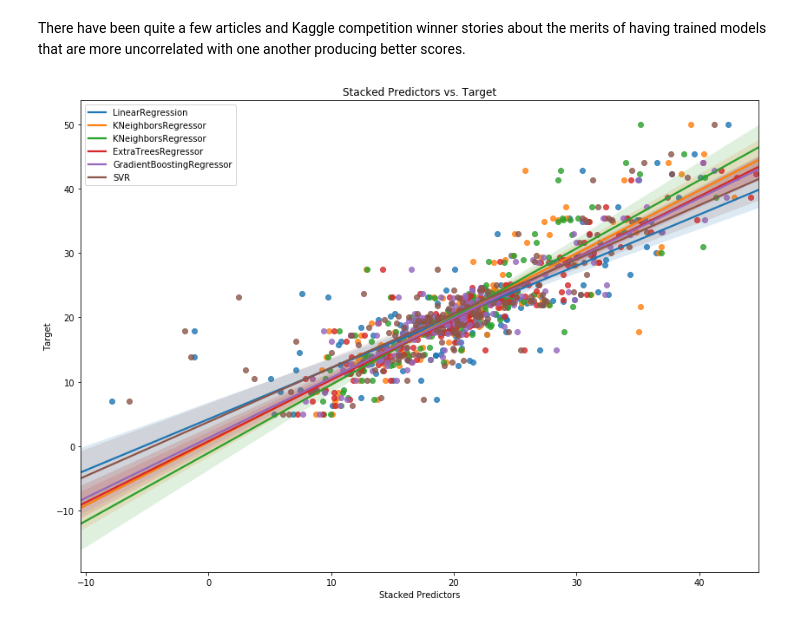
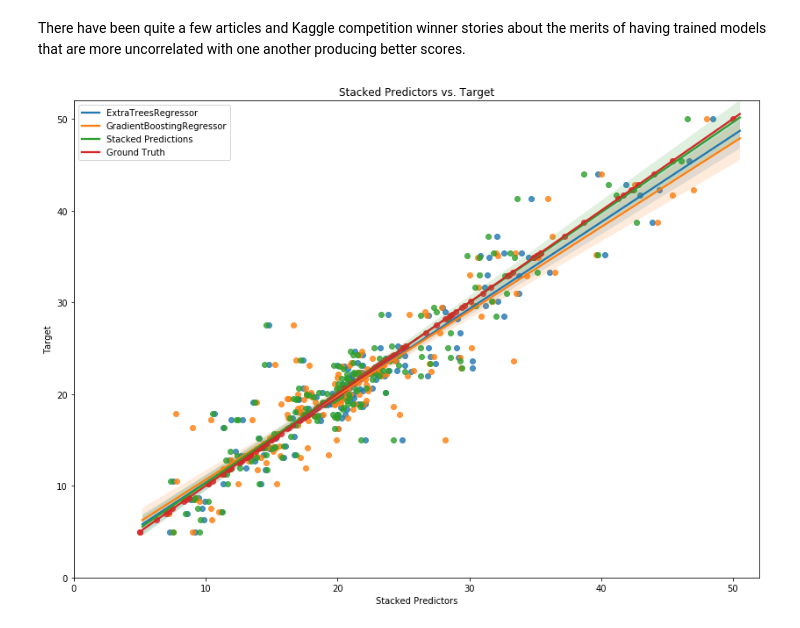
Before and after one commit to mcminnra/notebooks, a Jupyter notebook: data_analysis/boston.ipynb, the cells around one changed output. Saved outputs shown, nothing was run; the diff lists cells and outputs as text; code cells hidden in the pictures.

```diff
--- a/data_analysis/boston.ipynb
+++ b/data_analysis/boston.ipynb
@@ -197,13 +235,12 @@ X = df.drop(['target'], axis=1)
 # %%
 # Standardize
 # Standardization is required for L1 and L2 Regularization, SVMs, and PCA (More or less any algorithm based on distance)
-scaler = StandardScaler()
 col_names = X.columns
-X = pd.DataFrame(scaler.fit_transform(X), columns=col_names)
+X = pd.DataFrame(StandardScaler().fit_transform(X), columns=col_names)
 
 # Drop colinear Variables
 X = calculate_vif_(X)
-# Compare the determinant
+# Compare the determinant to previous
 print(np.linalg.det(X.corr()))
 
 X.head()
@@ -341,18 +447,14 @@ for mean, std, params in zip(means, stds, clf.cv_results_['params']):
 # %%
 clfs = [
-    linear_model.LinearRegression(),
-    neighbors.KNeighborsRegressor(n_neighbors = 4),
-    neighbors.KNeighborsRegressor(n_neighbors = 8),
-    ensemble.ExtraTreesRegressor(max_depth=25, min_samples_leaf=1, n_estimators=27),
-    ensemble.GradientBoostingRegressor(),
-    svm.SVR(kernel="linear")
+    ensemble.ExtraTreesRegressor(max_depth=15, min_samples_leaf=1, n_estimators=27, random_state=seed),
+    ensemble.GradientBoostingRegressor(min_samples_leaf=4, n_estimators=100, random_state=seed),
 ]
 
 X_train_2, X_test_2 = stack(clfs, X_train, y_train, X_test)
 
-stacker = linear_model.ARDRegression()
+stacker = linear_model.LinearRegression()
 stacker.fit(X_train_2, y_train)
-scores = cross_val_score(stacker, X_test_2, y_test, scoring='neg_mean_squared_error', cv=5)
+scores = np.sqrt(cross_val_score(stacker, X_test_2, y_test, scoring='neg_mean_squared_error', cv=5) * -1)
 
-print("Mean Neg MSE: {0}, Std. Dev. Neg MSE: {1}".format(np.mean(scores), np.std(scores)))
+print("Mean RMSE: {0}, Std. Dev. RMSE: {1}".format(np.mean(scores), np.std(scores)))
 # %% [output]
@@ -359,0 +530,7 @@ Mean Neg MSE: -8.495521741399447, Std. Dev. Neg MSE: 1.9962727482986666
+# %%
+stacker = linear_model.TheilSenRegressor(max_iter=1000, tol=1e-3, random_state=seed)
+stacker.fit(X_train_2, y_train)
+scores = np.sqrt(cross_val_score(stacker, X_test_2, y_test, scoring='neg_mean_squared_error', cv=5) * -1)
+y_pred = cross_val_predict(stacker, X_test_2, y_test, cv=5)
+
+print("Mean RMSE: {0}, Std. Dev. RMSE: {1}".format(np.mean(scores), np.std(scores)))
@@ -379,15 +558,19 @@ There have been quite a few articles and Kaggle competition winner stories about
 # %%
 plt.figure(figsize=(14,10))
 
-sns.regplot(x=X_test_2['LinearRegression'], y=y_test)
-sns.regplot(x=X_test_2['KNeighborsRegressor'].iloc[:,0], y=y_test)
-sns.regplot(x=X_test_2['KNeighborsRegressor'].iloc[:,1], y=y_test)
 sns.regplot(x=X_test_2['ExtraTreesRegressor'], y=y_test)
 sns.regplot(x=X_test_2['GradientBoostingRegressor'], y=y_test)
-ax = sns.regplot(x=X_test_2['SVR'], y=y_test)
+sns.regplot(x=y_pred, y=y_test) # Stacked Predictions
+ax = sns.regplot(x=y_test, y=y_test) # Ground Truth
+
+cols = list(X_test_2.columns)
+cols.append("Stacked Predictions")
+cols.append("Ground Truth")
 
 ax.set(xlabel='Stacked Predictors', ylabel='Target', title='Stacked Predictors vs. Target')
-ax.legend(X_test_2.columns)
+ax.legend(cols)
+plt.ylim(0, 52)
+plt.xlim(0, 52)
 plt.show()
 # %% [output]
-[figure, old version]
+[figure, new version]
```
Also changed, not shown: parts of 28 cells of this notebook.
